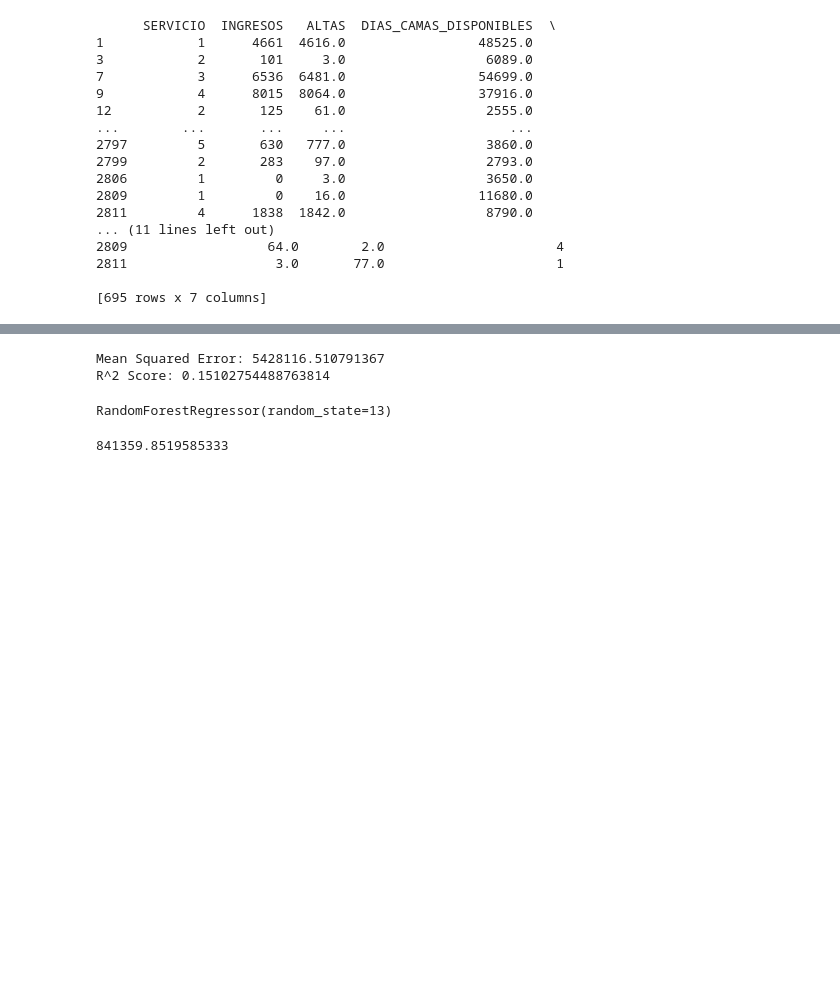
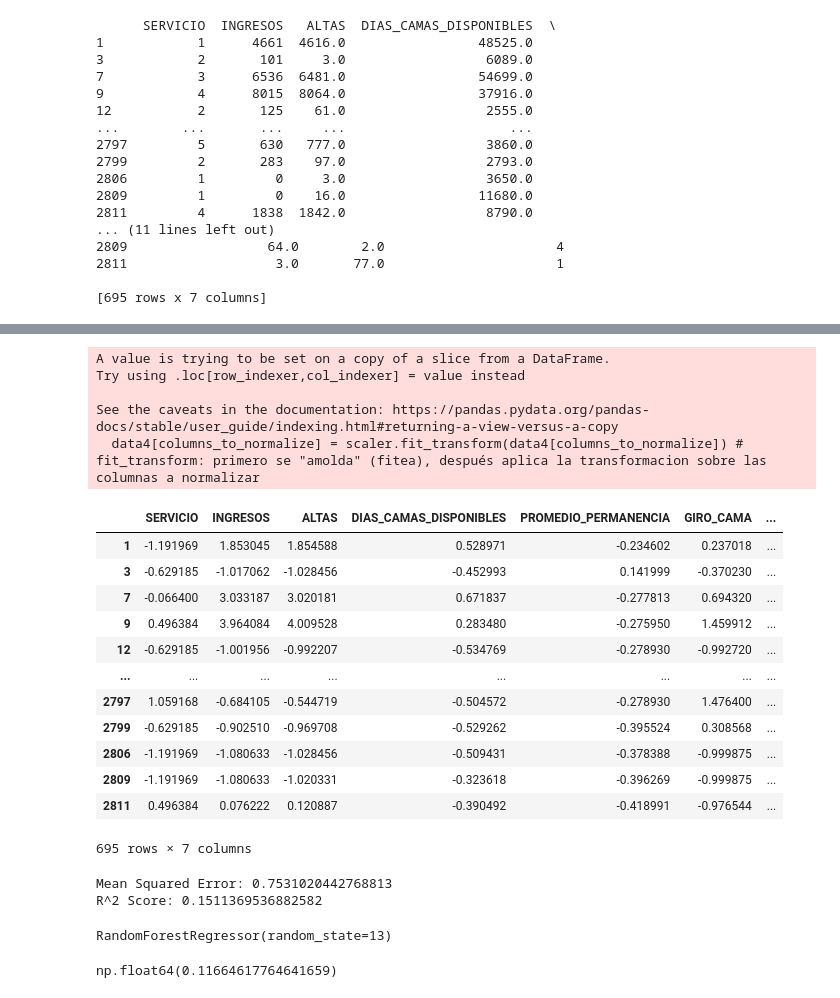
Before and after one commit to nicolecarda/PAECIS, a Jupyter notebook: RandomForestBAData.ipynb, the cells around one changed output, grey strips where cells are left out. Drawn from its saved outputs; the diff is of its cells as text; code cells hidden in the pictures; blank space fills up the shorter version.

```diff
--- a/RandomForestBAData.ipynb
+++ b/RandomForestBAData.ipynb
@@ -369,3 +377,34 @@ plt.show()
+# %%
+from sklearn.preprocessing import StandardScaler
+import numpy as np
+
+# Para hacerla fácil, armamos una lista con las columnas a normalizar
+columns_to_normalize = ['SERVICIO', 'INGRESOS', 'ALTAS', 'DIAS_CAMAS_DISPONIBLES','PROMEDIO_PERMANENCIA', 'GIRO_CAMA', 'NOMBRE_EFECTOR_BADATA']
+
+# Z-score
+scaler = StandardScaler() # instanciamos el objeto que escala
+data4[columns_to_normalize] = scaler.fit_transform(data4[columns_to_normalize]) # fit_transform: primero se "amolda" (fitea), después aplica la transformacion sobre las columnas a normalizar
+
+data4
+# %% [output]
+A value is trying to be set on a copy of a slice from a DataFrame.
+Try using .loc[row_indexer,col_indexer] = value instead
+
+See the caveats in the documentation: https://pandas.pydata.org/pandas-docs/stable/user_guide/indexing.html#returning-a-view-versus-a-copy
+  data4[columns_to_normalize] = scaler.fit_transform(data4[columns_to_normalize]) # fit_transform: primero se "amolda" (fitea), después aplica la transformacion sobre las columnas a normalizar
+|  | SERVICIO | INGRESOS | ALTAS | DIAS_CAMAS_DISPONIBLES | PROMEDIO_PERMANENCIA | GIRO_CAMA | ... |
+| 1 | -1.191969 | 1.853045 | 1.854588 | 0.528971 | -0.234602 | 0.237018 | ... |
+| 3 | -0.629185 | -1.017062 | -1.028456 | -0.452993 | 0.141999 | -0.370230 | ... |
+| 7 | -0.066400 | 3.033187 | 3.020181 | 0.671837 | -0.277813 | 0.694320 | ... |
+| 9 | 0.496384 | 3.964084 | 4.009528 | 0.283480 | -0.275950 | 1.459912 | ... |
+| 12 | -0.629185 | -1.001956 | -0.992207 | -0.534769 | -0.278930 | -0.992720 | ... |
+| ... | ... | ... | ... | ... | ... | ... | ... |
+| 2797 | 1.059168 | -0.684105 | -0.544719 | -0.504572 | -0.278930 | 1.476400 | ... |
+| 2799 | -0.629185 | -0.902510 | -0.969708 | -0.529262 | -0.395524 | 0.308568 | ... |
+| 2806 | -1.191969 | -1.080633 | -1.028456 | -0.509431 | -0.378388 | -0.999875 | ... |
+| 2809 | -1.191969 | -1.080633 | -1.020331 | -0.323618 | -0.396269 | -0.999875 | ... |
+| 2811 | 0.496384 | 0.076222 | 0.120887 | -0.390492 | -0.418991 | -0.976544 | ... |
+695 rows × 7 columns
 # %%
 # Decision Tree
 # Importar las librerías necesarias
@@ -405,8 +444,8 @@ dt_model = DecisionTreeRegressor(random_state=42)
 # Evaluar el modelo
 dt_model, dt_pred = evaluate_model(dt_model, X_train, X_test, y_train, y_test)
 # %% [output]
-Mean Squared Error: 5428116.510791367
-R^2 Score: 0.15102754488763814
+Mean Squared Error: 0.7531020442768813
+R^2 Score: 0.1511369536882582
 # %%
 # Usar RandomForestRegressor
 
@@ -430,7 +469,7 @@ y_pred = rfr.predict(x_test)
 # %%
 mean_squared_error(y_pred, y_test)
 # %% [output]
-841359.8519585333
+np.float64(0.11664617764641659)
 # %%
 r2_score(y_pred, y_test)
 # %% [output]
```
Also changed, not shown: parts of 4 cells of this notebook, 3 other files.
